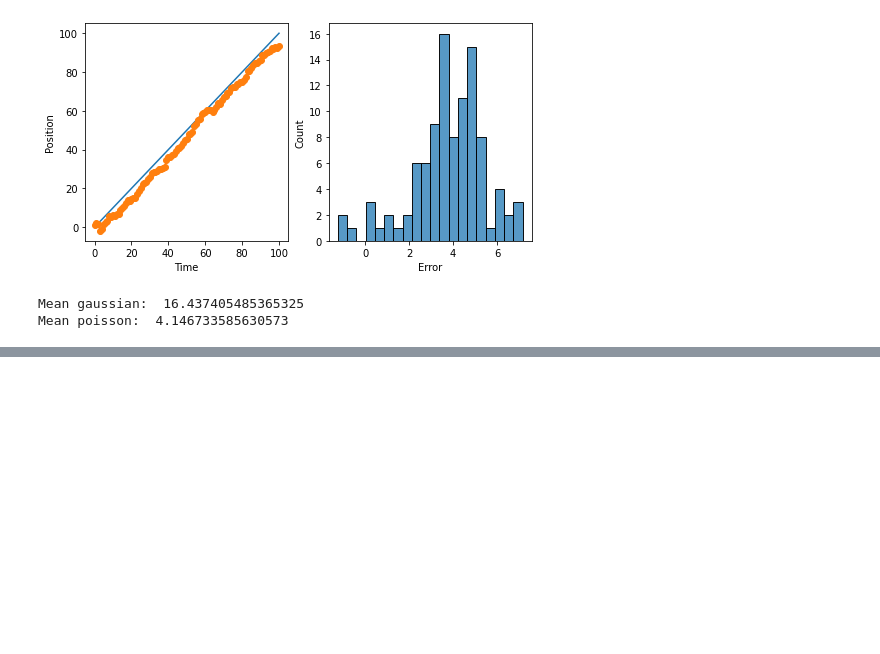
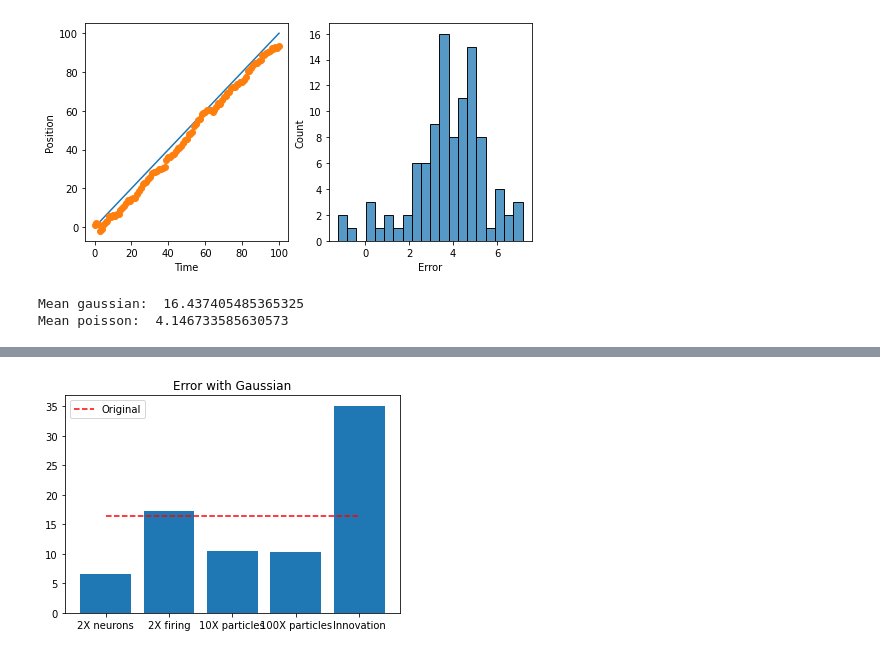
Before and after one commit to SaiAkhilVudattu/Neuro_classes, a Jupyter notebook: signal_processing/HW6/ParticleFilter.ipynb, the cells around one changed output, grey strips where cells are left out. Saved outputs shown, nothing was run; the diff lists cells and outputs as text; code cells hidden in the pictures; blank space fills up the shorter version.

```diff
--- a/signal_processing/HW6/ParticleFilter.ipynb
+++ b/signal_processing/HW6/ParticleFilter.ipynb
@@ -43,9 +43,9 @@ In the following cell, we changed the observation to be Poisson.
 
 ## For Gaussian model, we need a standard deviation per neuron
 Gaussian_PF_Noise_Variance = 10
-def observation_gaussian(z):
+def observation_gaussian(z, innovation_factor=1):
     # Additive Gaussian noise. Change this to Poisson!
-    return mean_rate(z) + np.random.randn(len(PF_Centers))*np.sqrt(Gaussian_PF_Noise_Variance)
+    return mean_rate(z) + innovation_factor*np.random.randn(len(PF_Centers))*np.sqrt(Gaussian_PF_Noise_Variance)
 
 
 # Randomly generate an observation from neurons
@@ -96,8 +96,7 @@ def p_observation_poisson(x, z):
     return np.exp(scipy.stats.poisson.logpmf(x, mean_rate(z)).sum())
 # %%
 # Run the particle filter
-def particle_filter(p_observation, Neural_Activity):
-    N = 100
+def particle_filter(p_observation, Neural_Activity, N=100): # The number of particles will also be a variable
     Z = []
     I = []
     Z_ = []
@@ -180,7 +179,7 @@ MSE = 4.675923551186773
 We want to generate a cycle that runs, say 10 times for Poisson and 10 times for Gaussian so we can compare MSE values
 # %%
 # Poisson cycle
-iterations = 10
+iterations = 3
 MSE_poisson = np.zeros(iterations)
 # MSE_gaussian = np.zeros(iterations)
 
@@ -232,7 +231,7 @@ MSE = 4.3533403504125685
 [figure]
 # %%
 # Gaussian cycle
-iterations = 10
+iterations = 3
 MSE_gaussian = np.zeros(iterations)
 
 for i in range(iterations):
@@ -299,0 +657,17 @@ d. Experiment with the state dynamics model. What happens to the error if the st
+# %%
+# Barplot graph with help from: https://www.python-graph-gallery.com/barplot/
+
+height_gaussian = [np.mean(MSE_gaussian_2neurons), np.mean(MSE_gaussian_2firing), np.mean(MSE_gaussian_10factor),
+                   np.mean(MSE_gaussian_100factor), np.mean(MSE_gaussian_innovation)]
+bars = ('2X neurons', '2X firing', '10X particles', '100X particles', "Innovation")
+y_pos = np.arange(len(bars))
+
+plt.bar(y_pos, height_gaussian) # Create bars
+plt.plot(y_pos, [np.mean(MSE_gaussian) for i in range(len(y_pos))], linestyle='dashed', color="r", label = "Original")
+
+plt.xticks(y_pos, bars) # Create names on the x-axis
+plt.title("Error with Gaussian")
+plt.legend()
+plt.show()
+# %% [output]
+[figure, added]
```
Also changed, not shown: parts of 13 cells of this notebook, 2 other files.
